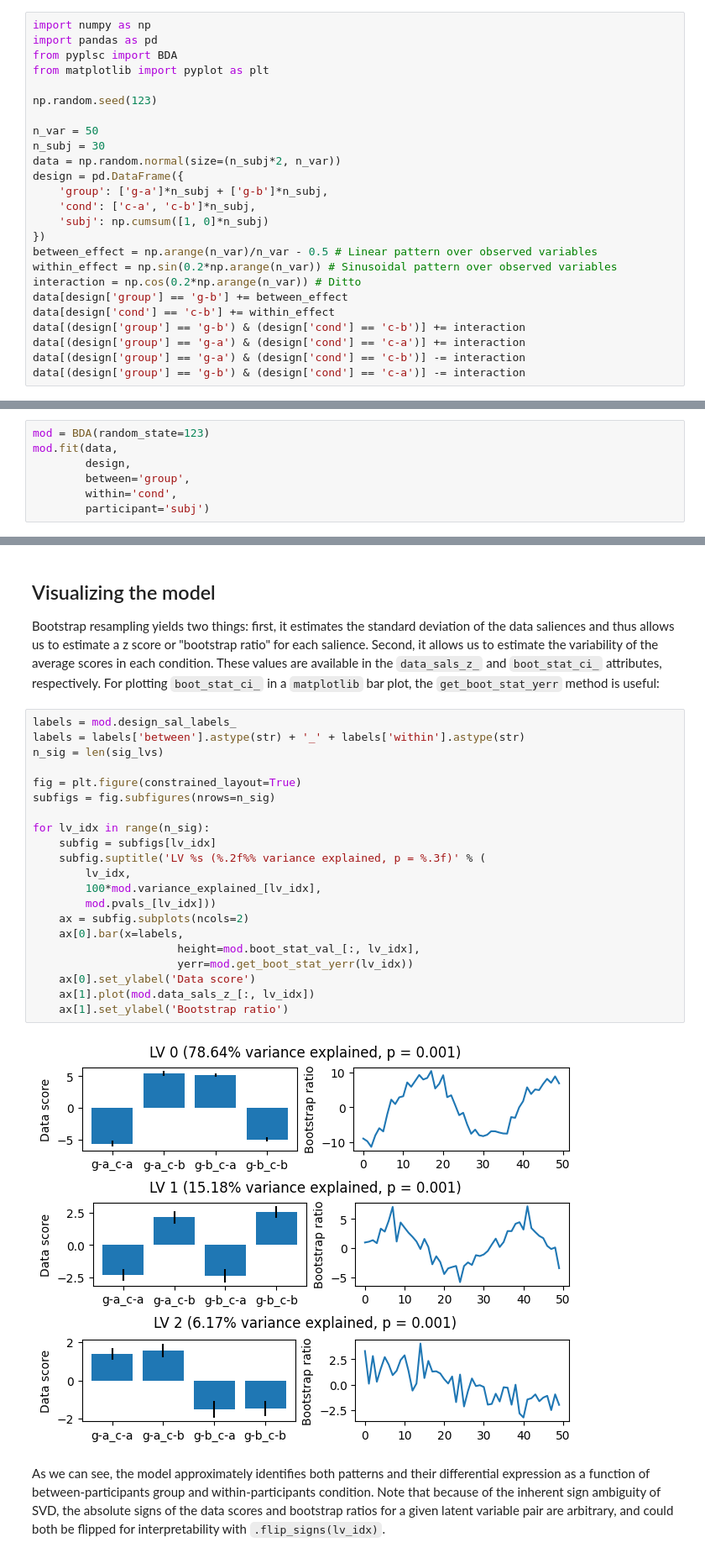
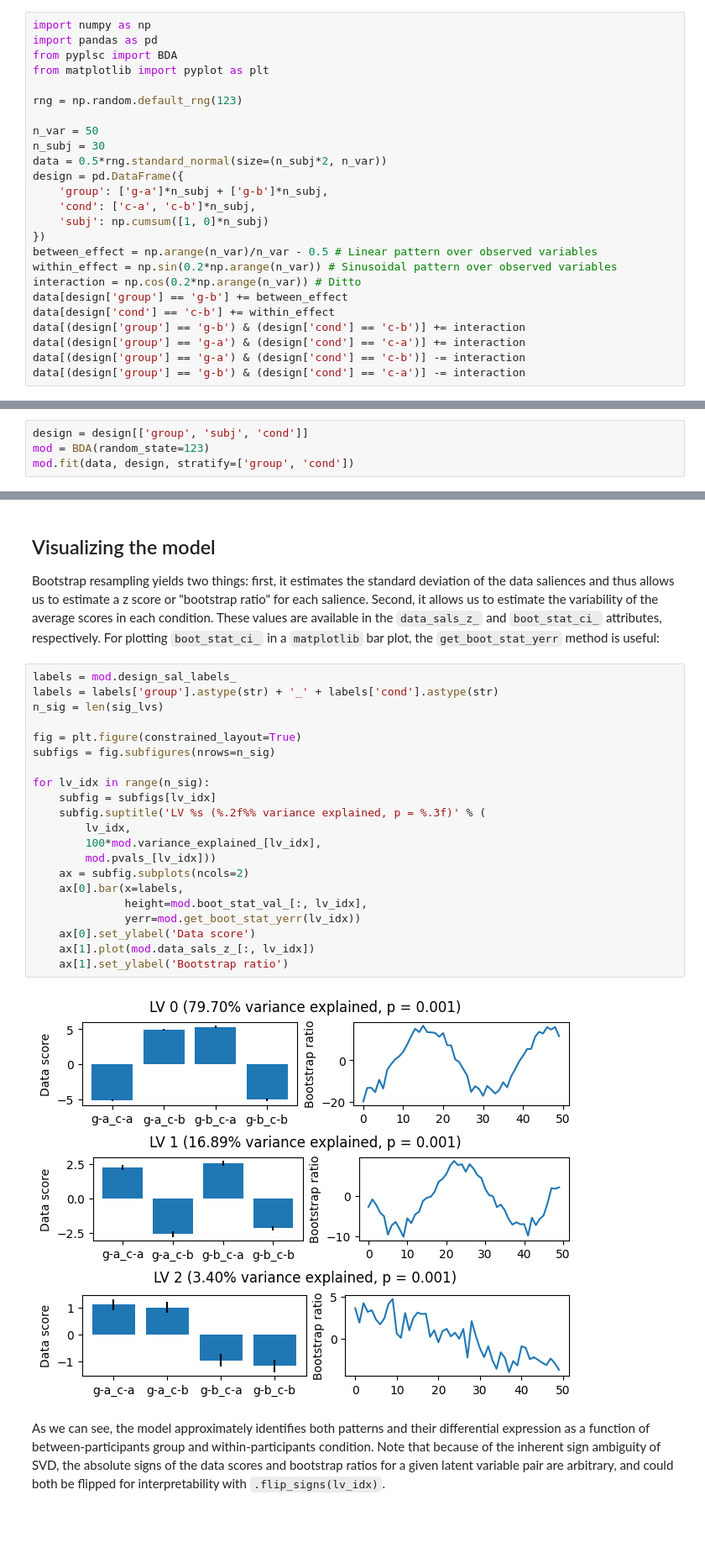
Before and after one commit to kinleyid/pyplsc, a Jupyter notebook: docs/source/notebooks/BDA.ipynb, the cells around one changed output, grey strips where cells are left out. Shown at 84% size. Drawn from its saved outputs; the diff is of its cells as text; blank space fills up the shorter version.

```diff
--- a/docs/source/notebooks/BDA.ipynb
+++ b/docs/source/notebooks/BDA.ipynb
@@ -12,11 +12,11 @@ import pandas as pd
 from pyplsc import BDA
 from matplotlib import pyplot as plt
 
-np.random.seed(123)
+rng = np.random.default_rng(123)
 
 n_var = 50
 n_subj = 30
-data = np.random.normal(size=(n_subj*2, n_var))
+data = 0.5*rng.standard_normal(size=(n_subj*2, n_var))
 design = pd.DataFrame({
     'group': ['g-a']*n_subj + ['g-b']*n_subj,
     'cond': ['c-a', 'c-b']*n_subj,
@@ -53,10 +53,7 @@ Next, we can fit the BDA model to this data. We'll provide the design matrix and
 # %%
+design = design[['group', 'subj', 'cond']]
 mod = BDA(random_state=123)
-mod.fit(data,
-        design,
-        between='group',
-        within='cond',
-        participant='subj')
+mod.fit(data, design, stratify=['group', 'cond'])
 # %% [output]
 <pyplsc.BDA at 0x...>
 # %% [markdown]
@@ -80,27 +77,27 @@ mod.bootstrap(1000, return_boot_stat_dist=False)
 Bootstrap resampling yields two things: first, it estimates the standard deviation of the data saliences and thus allows us to estimate a z score or "bootstrap ratio" for each salience. Second, it allows us to estimate the variability of the average scores in each condition. These values are available in the `data_sals_z_` and `boot_stat_ci_` attributes, respectively. For plotting `boot_stat_ci_` in a `matplotlib` bar plot, the `get_boot_stat_yerr` method is useful:
 # %%
 labels = mod.design_sal_labels_
-labels = labels['between'].astype(str) + '_' + labels['within'].astype(str)
+labels = labels['group'].astype(str) + '_' + labels['cond'].astype(str)
 n_sig = len(sig_lvs)
 
 fig = plt.figure(constrained_layout=True)
 subfigs = fig.subfigures(nrows=n_sig)
 
 for lv_idx in range(n_sig):
     subfig = subfigs[lv_idx]
     subfig.suptitle('LV %s (%.2f%% variance explained, p = %.3f)' % (
         lv_idx,
         100*mod.variance_explained_[lv_idx],
         mod.pvals_[lv_idx]))
     ax = subfig.subplots(ncols=2)
     ax[0].bar(x=labels,
-                      height=mod.boot_stat_val_[:, lv_idx],
-                      yerr=mod.get_boot_stat_yerr(lv_idx))
+              height=mod.boot_stat_val_[:, lv_idx],
+              yerr=mod.get_boot_stat_yerr(lv_idx))
     ax[0].set_ylabel('Data score')
     ax[1].plot(mod.data_sals_z_[:, lv_idx])
     ax[1].set_ylabel('Bootstrap ratio')
 # %% [output]
-[figure, old version]
+[figure, new version]
 # %% [markdown]
 As we can see, the model approximately identifies both patterns and their differential expression as a function of between-participants group and within-participants condition. Note that because of the inherent sign ambiguity of SVD, the absolute signs of the data scores and bootstrap ratios for a given latent variable pair are arbitrary, and could both be flipped for interpretability with `.flip_signs(lv_idx)`.
 # %% [markdown]
```
Also changed, not shown: parts of 4 cells of this notebook, 2 other files.
